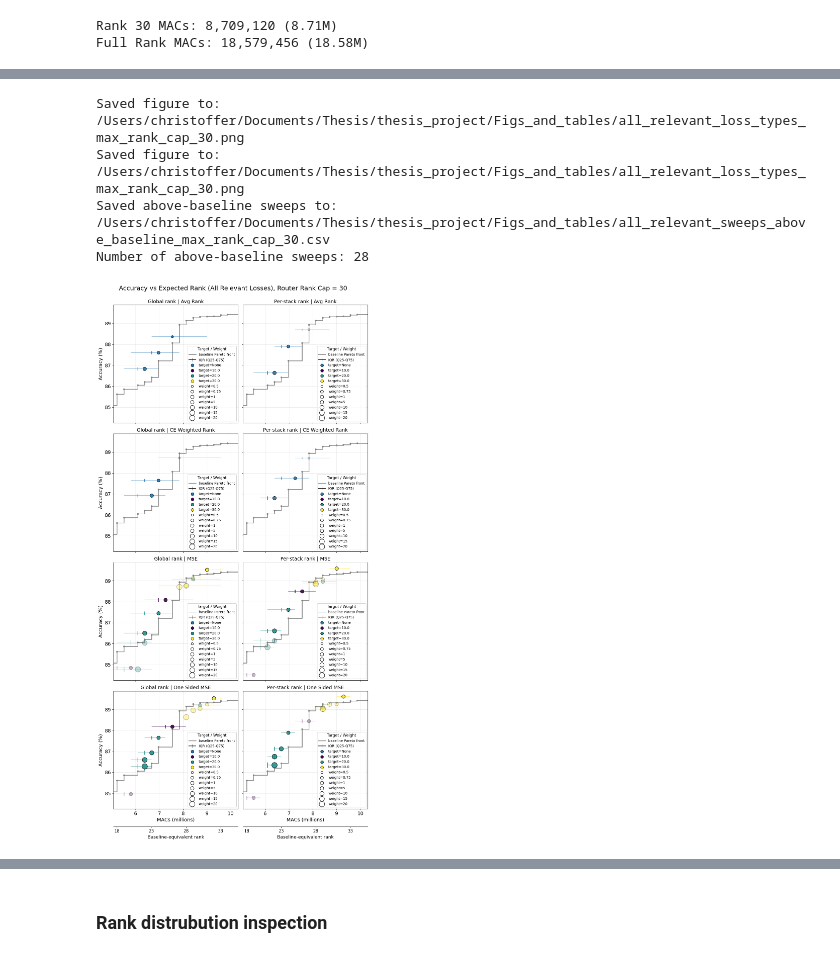
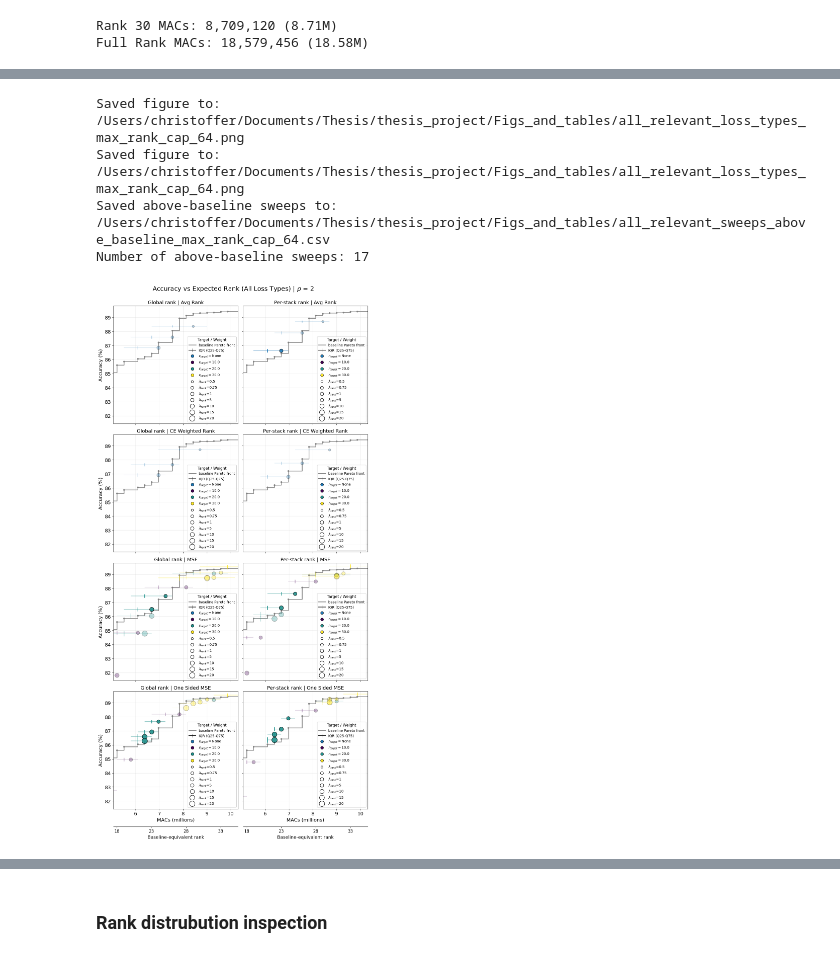
Before and after one commit to c-wejendorp/thesis, a Jupyter notebook: scripts/keyword_spotting/dynamic_model_viz.ipynb, the cells around one changed output, grey strips where cells are left out. Saved outputs shown, nothing was run; the diff lists cells and outputs as text; code cells hidden in the pictures.

```diff
--- a/scripts/keyword_spotting/dynamic_model_viz.ipynb
+++ b/scripts/keyword_spotting/dynamic_model_viz.ipynb
@@ -35,7 +35,9 @@ from thesis_project.utils.compute_macs import compute_macs_base_model, compute_a
 #from thesis_project.training.key_word_spotting.train_base_loop import fit_base_model, validate_model
 from base_config_temp import cfg, noise_train_cfg, noise_eval_cfg
 # %%
-MAX_RANK_CAP = 64
+R_BREAKEVEN = 64
+MAX_RANK_CAP = R_BREAKEVEN # Change to a lower value if needed
+POOL_REDUCTION_FACTOR = 2
 # %%
 # Compute expected rank statistics from a dynamic experiment folder.
 # The CSV stores ranks in a `rank` column and may contain either scalar ranks
@@ -855,15 +859,15 @@ def plot_rank_vs_acc_by_mode(
                 ]
                 if any(r['rank_target'] is None for r in processed_results):
                     legend_handles.append(
-                        ax.scatter([], [], s=70, color=none_target_color, edgecolors='black', linewidths=0.8, label='target=None')
+                        ax.scatter([], [], s=70, color=none_target_color, edgecolors='black', linewidths=0.8, label=r'$r_{target}=\mathrm{None}$')
                     )
                 for tr in target_ranks:
                     legend_handles.append(
-                        ax.scatter([], [], s=70, color=color_map[tr], edgecolors='black', linewidths=0.8, label=f'target={tr}')
+                        ax.scatter([], [], s=70, color=color_map[tr], edgecolors='black', linewidths=0.8, label=fr'$r_{{target}}={tr}$')
                     )
                 for w in rank_loss_weights:
                     legend_handles.append(
-                        ax.scatter([], [], s=size_map.get(w, min_size), facecolors='none', edgecolors='black', linewidths=1.1, label=f'weight={w:g}')
+                        ax.scatter([], [], s=size_map.get(w, min_size), facecolors='none', edgecolors='black', linewidths=1.1, label=f'$\\lambda_{{rank}}$={w:g}')
                     )
 
                 ax.legend(
@@ -962,38 +974,38 @@ Number of above-baseline sweeps: 19
 # %%
 sweeps_for_plotting_4 = filter_sweep_results(
     all_sweep_results,
     loss_types = ['batch_mean_mse', 'one_sided_mse', 'avg_rank', 'ce_weighted_rank'],
     router_num_rank_outputs = [1, 3],
     rank_targets= [None, 10, 20, 30],
     pool_modes = ['subsample'],
-    pool_reduction_factors = [2],
+    pool_reduction_factors = [POOL_REDUCTION_FACTOR],
     rank_loss_weights = [0.5,0.75,1, 5, 10, 15, 20]
 )
 fig, above_baseline_sweeps = plot_rank_vs_acc_by_mode(
     sweeps_for_plotting_4,
     include_router_overhead=True,
     base_pareto_alpha=0.9,
     x_axis_cut_off_ranks=(18, 35),
-    plot_title=f'Accuracy vs Expected Rank (All Relevant Losses), Router Rank Cap = {MAX_RANK_CAP}',
+    plot_title=f'Accuracy vs Expected Rank (All Loss Types){generate_title_postfix(MAX_RANK_CAP, POOL_REDUCTION_FACTOR)}',
     alpha_above_pareto=0.9,
     alpha_below_pareto=0.3,
     fig_size_per_subplot=(5.5, 6.0)
 
  )
 save_path = output_dir / f"all_relevant_loss_types_max_rank_cap_{MAX_RANK_CAP}.png"
 fig.savefig(save_path, dpi=500, bbox_inches='tight')
 print(f"Saved figure to: {save_path}")
 
 sweeps_path = output_dir / f"all_relevant_sweeps_above_baseline_max_rank_cap_{MAX_RANK_CAP}.csv"
 above_baseline_sweeps.to_csv(sweeps_path, index=False)
 
 print(f"Saved figure to: {save_path}")
 print(f"Saved above-baseline sweeps to: {sweeps_path}")
 print(f"Number of above-baseline sweeps: {len(above_baseline_sweeps)}")
 # %% [output]
-Saved figure to: /Users/christoffer/Documents/Thesis/thesis_project/Figs_and_tables/all_relevant_loss_types_max_rank_cap_30.png
-Saved figure to: /Users/christoffer/Documents/Thesis/thesis_project/Figs_and_tables/all_relevant_loss_types_max_rank_cap_30.png
-Saved above-baseline sweeps to: /Users/christoffer/Documents/Thesis/thesis_project/Figs_and_tables/all_relevant_sweeps_above_baseline_max_rank_cap_30.csv
-Number of above-baseline sweeps: 28
+Saved figure to: /Users/christoffer/Documents/Thesis/thesis_project/Figs_and_tables/all_relevant_loss_types_max_rank_cap_64.png
+Saved figure to: /Users/christoffer/Documents/Thesis/thesis_project/Figs_and_tables/all_relevant_loss_types_max_rank_cap_64.png
+Saved above-baseline sweeps to: /Users/christoffer/Documents/Thesis/thesis_project/Figs_and_tables/all_relevant_sweeps_above_baseline_max_rank_cap_64.csv
+Number of above-baseline sweeps: 17
-[figure, old version]
+[figure, new version]
 # %%
```
Also changed, not shown: parts of 13 cells of this notebook.
